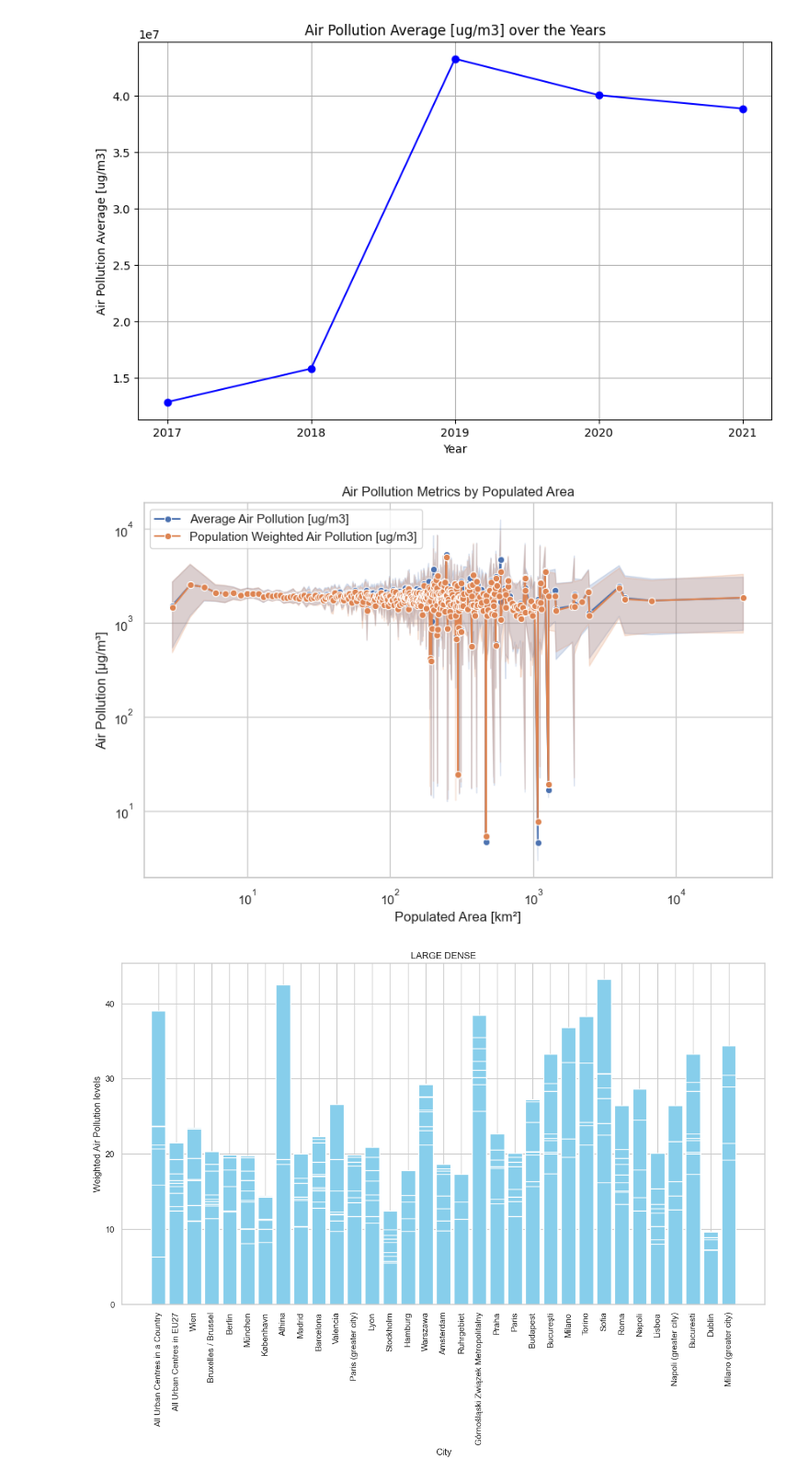
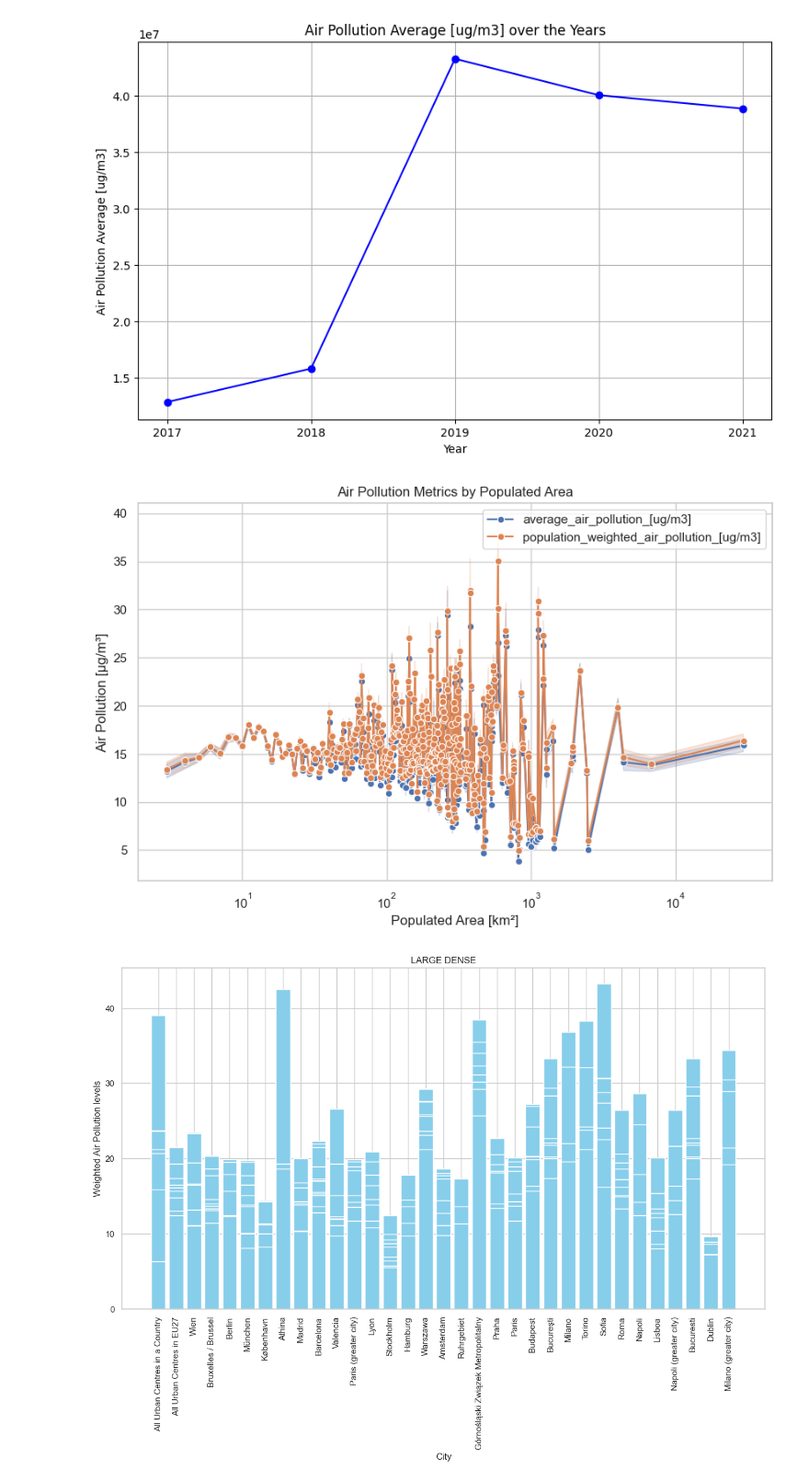
Before and after one commit to mauurits/ironhack_gpw3, a Jupyter notebook: notebooks/notebook_konstantin_gpw3.ipynb, the cells around one changed output. Shown at 92% size. Drawn from its saved outputs; the diff is of its cells as text; code cells hidden in the pictures.

```diff
--- a/notebooks/notebook_konstantin_gpw3.ipynb
+++ b/notebooks/notebook_konstantin_gpw3.ipynb
@@ -143,30 +143,29 @@ plt.show()
 # %%
 #graphe air pollution
 sns.set(style="whitegrid")
 
 # Create the plot
 plt.figure(figsize=(10, 6))
 
 # Plot 'air_pollution_average_[ug/m3]' vs 'populated_area_[km2]'
-sns.lineplot(x='Populated Area [km2]', y='Air Pollution Average [ug/m3]', data=df, label='Average Air Pollution [ug/m3]', marker='o')
+sns.lineplot(x='populated_area_[km2]', y='air_pollution_average_[ug/m3]', data=df, label='average_air_pollution_[ug/m3]', marker='o')
 
 # Plot 'air_pollution_population_weighted_average_[ug/m3]' vs 'populated_area_[km2]'
-sns.lineplot(x='Populated Area [km2]', y='Air Pollution Population Weighted Average [ug/m3]', data=df, label='Population Weighted Air Pollution [ug/m3]', marker='o')
+sns.lineplot(x='populated_area_[km2]', y='air_pollution_population_weighted_average_[ug/m3]', data=df, label='population_weighted_air_pollution_[ug/m3]', marker='o')
 
 plt.xscale('log')
-plt.yscale('log')
 
 # Add titles and labels
 plt.title('Air Pollution Metrics by Populated Area')
 plt.xlabel('Populated Area [km²]')
 plt.ylabel('Air Pollution [µg/m³]')
 plt.legend()
 plt.grid(True)
 
 # Display the plot
 plt.show()
 # %% [output]
-[figure, old version]
+[figure, new version]
 # %%
 min_population = 1000000
 min_density = 3000
```
Also changed, not shown: parts of 3 cells of this notebook.
